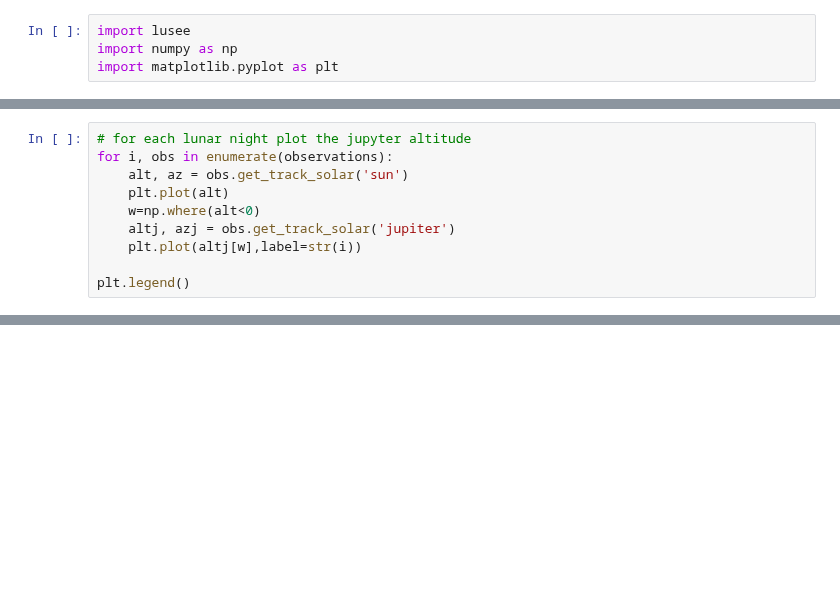
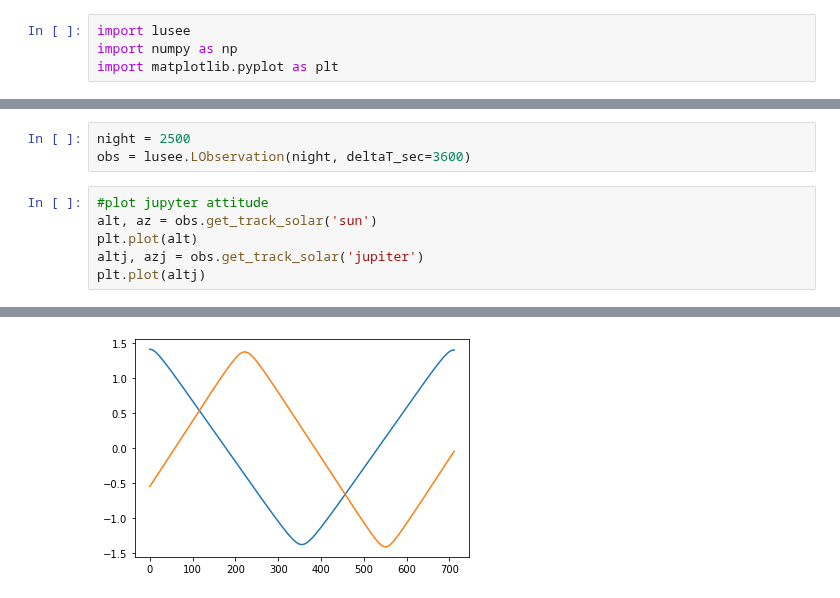
Before and after one commit to lusee-night/luseepy, a Jupyter notebook: notebooks/transits.ipynb, the cells around one changed output, grey strips where cells are left out. Cells and saved outputs as stored; diff of their text form; blank space fills up the shorter version.

```diff
--- a/notebooks/transits.ipynb
+++ b/notebooks/transits.ipynb
@@ -13,11 +5,10 @@ WARNING: ErfaWarning: ERFA function "dtf2d" yielded 1 of "dubious year (Note 6)"
+# %%
+night = 2500
+obs = lusee.LObservation(night, deltaT_sec=3600)
 # %%
-# for each lunar night plot the jupyter altitude
-for i, obs in enumerate(observations):
-    alt, az = obs.get_track_solar('sun')
-    plt.plot(alt)
-    w=np.where(alt<0)
-    altj, azj = obs.get_track_solar('jupiter')
-    plt.plot(altj[w],label=str(i))
-
-plt.legend()
+#plot jupyter attitude
+alt, az = obs.get_track_solar('sun')
+plt.plot(alt)
+altj, azj = obs.get_track_solar('jupiter')
+plt.plot(altj)
 # %% [output]
@@ -42,3 +16,4 @@ WARNING: ErfaWarning: ERFA function "taiutc" yielded 1 of "dubious year (Note 4)
+[figure, added]
 # %%
 # for each lunar night plot the crab altitude
 crab_ra, crab_dec = '05h34m31.94s', '+22d00m52.2s'
```
Also changed, not shown: parts of 7 cells of this notebook, 1 other file.
